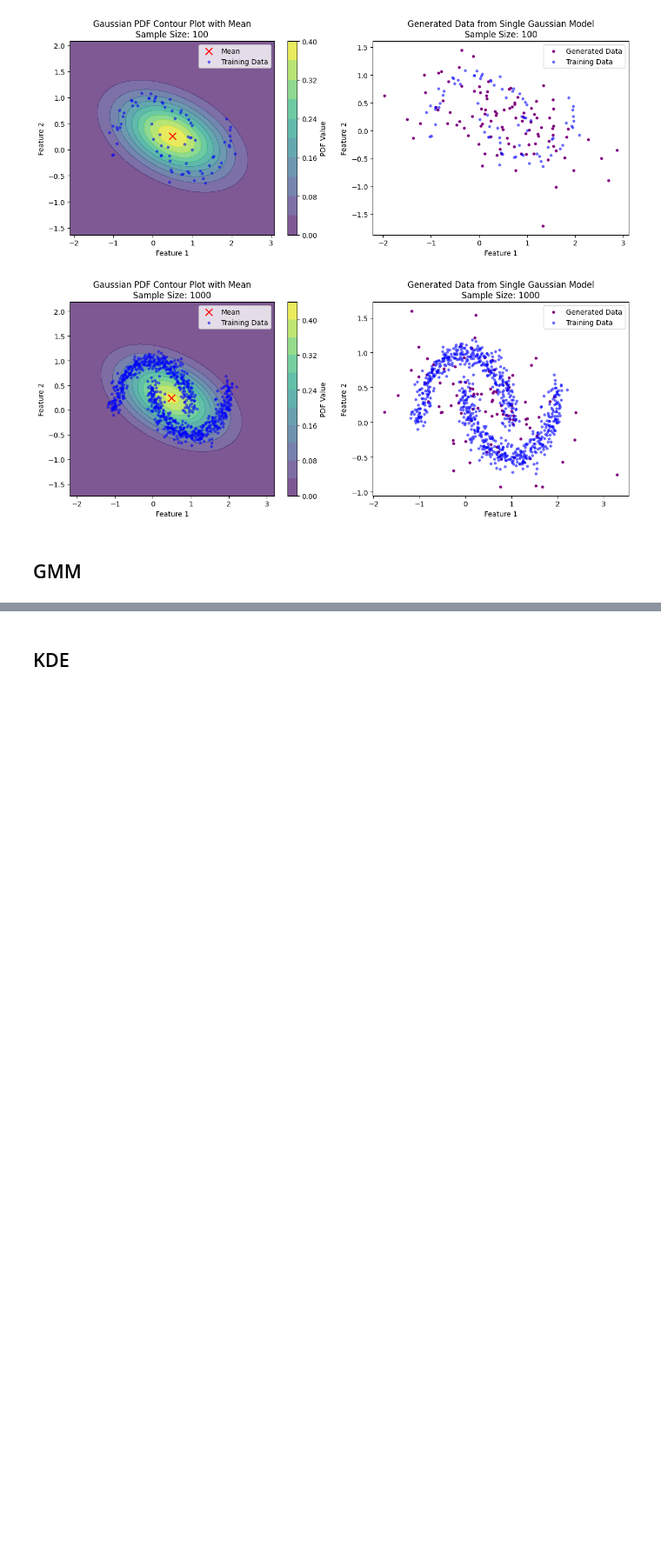
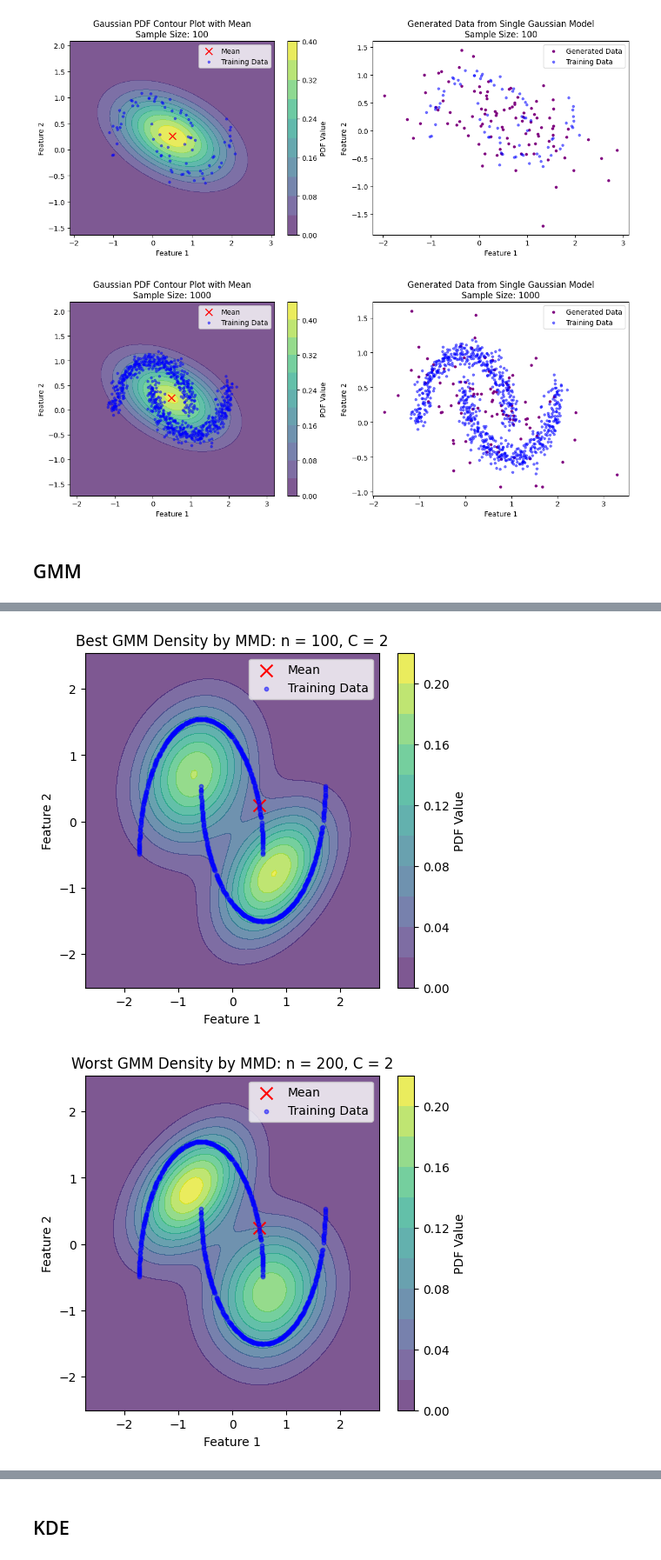
Before and after one commit to timat33/GNN, a Jupyter notebook: Final Notebook(s)/Exercise1.ipynb, the cells around one changed output, grey strips where cells are left out. Shown at 87% size. Drawn from its saved outputs; the diff is of its cells as text; code cells hidden in the pictures; blank space fills up the shorter version.

```diff
--- a/Final Notebook(s)/Exercise1.ipynb
+++ b/Final Notebook(s)/Exercise1.ipynb
@@ -399,0 +489,38 @@ for n_samples, (train_data, test_data) in generated_datasets.items():
+# %%
+# Fix data parameters
+ns = [int(1.25*100), int(1.25*200), int(1.25*500)]
+init_method = 'kmeans++'
+Cs = [2,5,10]
+seed = 11121
+num_iter = 30
+normalise = True
+
+# Initialise results storage variable
+
+GMMResult = namedtuple('GMMResult', ['n', 'C', 'w', 'm', 's', 'MMD'])
+GMMResults = []
+
+for n, C in tqdm(product(ns, Cs)):
+    # Get data
+    train_data, test_data = get_train_test_data_gmm(n, seed)
+
+    # Optionally Normalise
+    if normalise:
+        mean = np.mean(train_data, axis = 0)
+        std = np.std(train_data, axis = 0)
+
+        train_data, test_data = (train_data - mean)/std, (test_data - mean)/std
+
+    weights_array, means_array, covariances_array = \
+        train_gmm(train_data, C, num_iter, init_method, seed=seed)
+
+    learned_samples = sample_from_gmm(weights_array, means_array, covariances_array, n, seed)
+
+    # Caclulate MMD
+    gmm_mmd = calculate_mmd_gmm(test_data, learned_samples)
+
+    GMMResults.append(GMMResult(n=n, C=C, w = weights_array, m = means_array, s = covariances_array, MMD=gmm_mmd))
+
+
+for res in GMMResults:
+    print(f'number of training samples: {int(0.8*res.n)}, number of components: {res.C}, MMD: {res.MMD}')
@@ -399,0 +596,9 @@ for n_samples, (train_data, test_data) in generated_datasets.items():
+# %%
+best_grids = get_grid(train_data, pdf_func = best_pdf)
+worst_grids = get_grid(train_data, pdf_func = worst_pdf)
+
+plot_density(*best_grids, title = f'Best GMM Density by MMD: n = {int(0.8*best_res.n)}, C = {best_res.C}')
+plot_density(*worst_grids, title = f'Worst GMM Density by MMD: n = {int(0.8*worst_res.n)}, C = {worst_res.C}')
+# %% [output]
+[figure, added]
+[figure, added]
```
Also changed, not shown: parts of 21 cells of this notebook.
